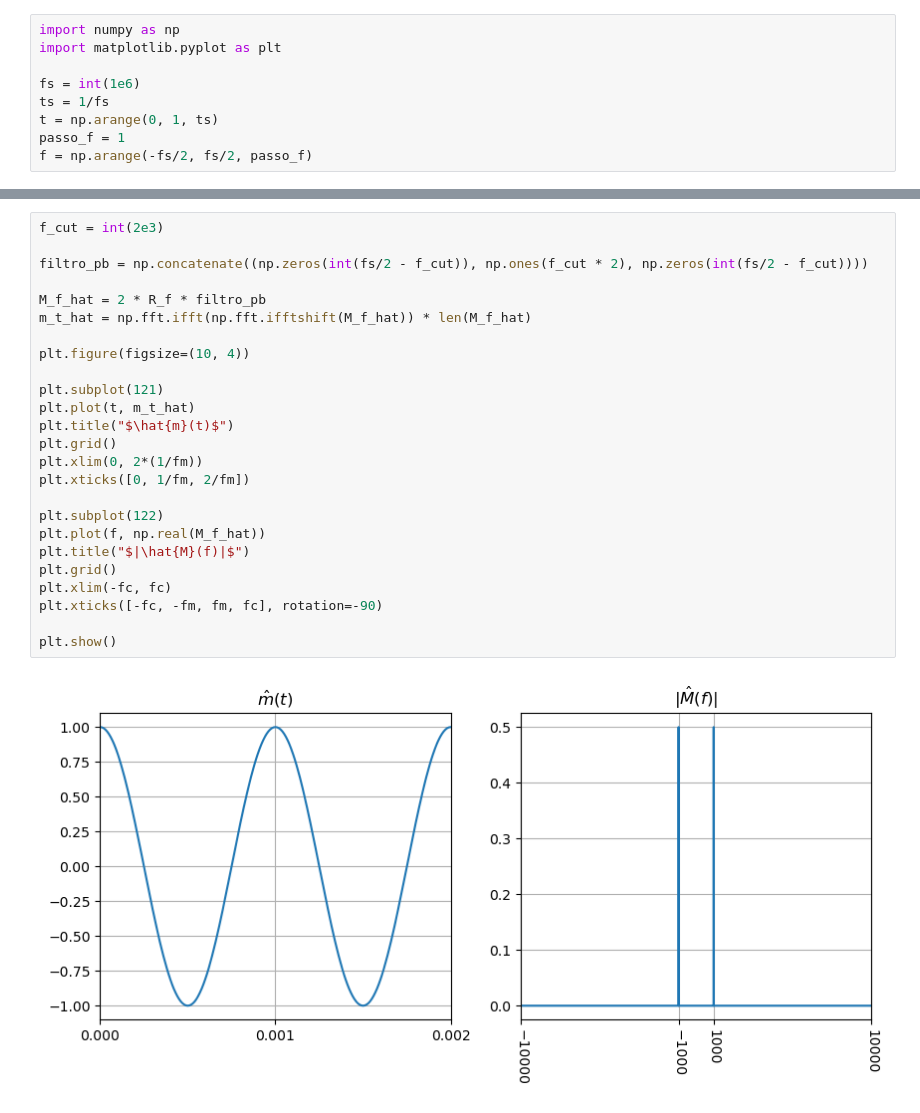
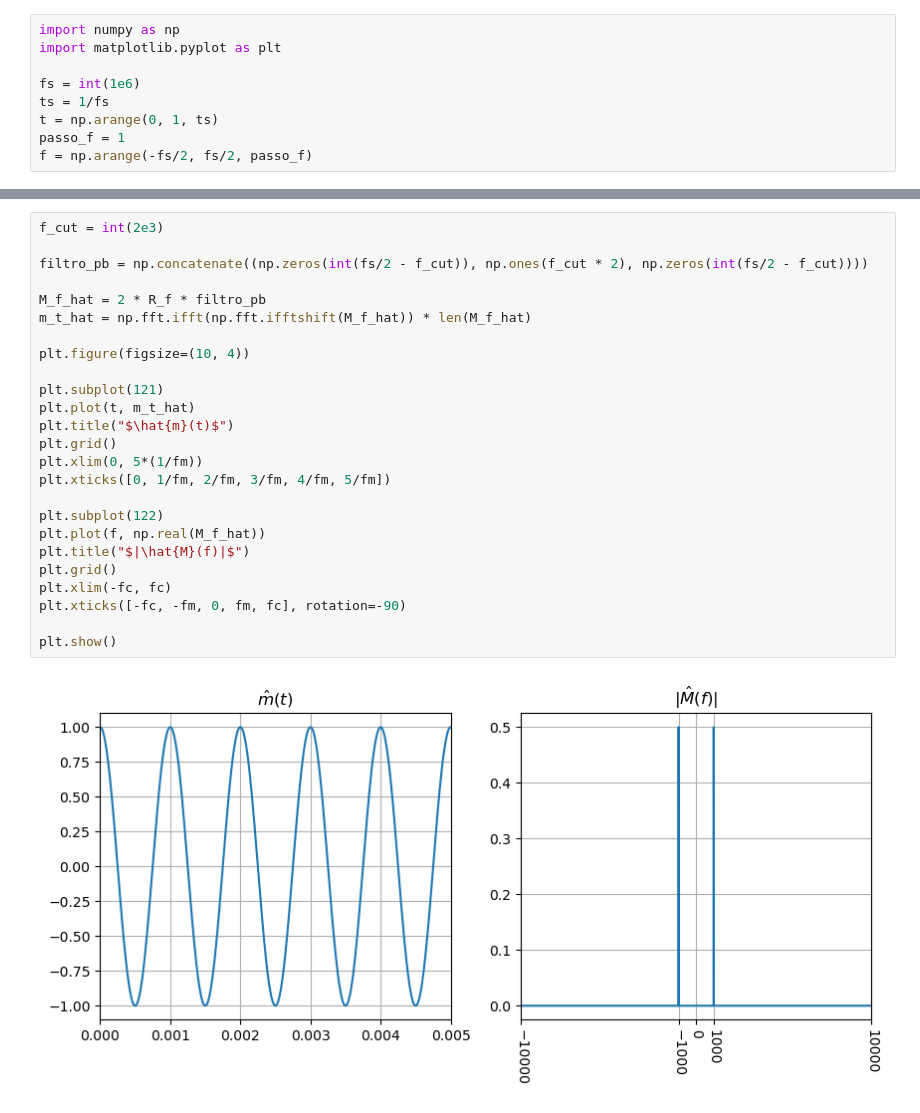
Before and after one commit to gabrielluizep/workbook-eng-telecom, a Jupyter notebook: com1/am_dsc_sc.ipynb, the cells around one changed output, grey strips where cells are left out. Cells and saved outputs as stored; diff of their text form.

```diff
--- a/com1/am_dsc_sc.ipynb
+++ b/com1/am_dsc_sc.ipynb
@@ -104,27 +104,27 @@ plt.show()
 # %%
 f_cut = int(2e3)
 
 filtro_pb = np.concatenate((np.zeros(int(fs/2 - f_cut)), np.ones(f_cut * 2), np.zeros(int(fs/2 - f_cut))))
 
 M_f_hat = 2 * R_f * filtro_pb
 m_t_hat = np.fft.ifft(np.fft.ifftshift(M_f_hat)) * len(M_f_hat)
 
 plt.figure(figsize=(10, 4))
 
 plt.subplot(121)
 plt.plot(t, m_t_hat)
 plt.title("$\hat{m}(t)$")
 plt.grid()
-plt.xlim(0, 2*(1/fm))
-plt.xticks([0, 1/fm, 2/fm])
+plt.xlim(0, 5*(1/fm))
+plt.xticks([0, 1/fm, 2/fm, 3/fm, 4/fm, 5/fm])
 
 plt.subplot(122)
 plt.plot(f, np.real(M_f_hat))
 plt.title("$|\hat{M}(f)|$")
 plt.grid()
 plt.xlim(-fc, fc)
-plt.xticks([-fc, -fm, fm, fc], rotation=-90)
+plt.xticks([-fc, -fm, 0, fm, fc], rotation=-90)
 
 plt.show()
 # %% [output]
-[figure, old version]
+[figure, new version]
```
Also changed, not shown: parts of 4 cells of this notebook.
